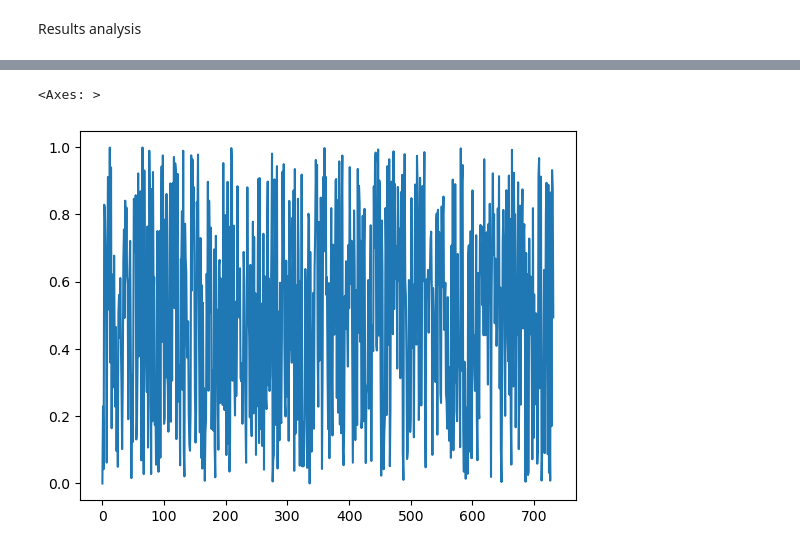
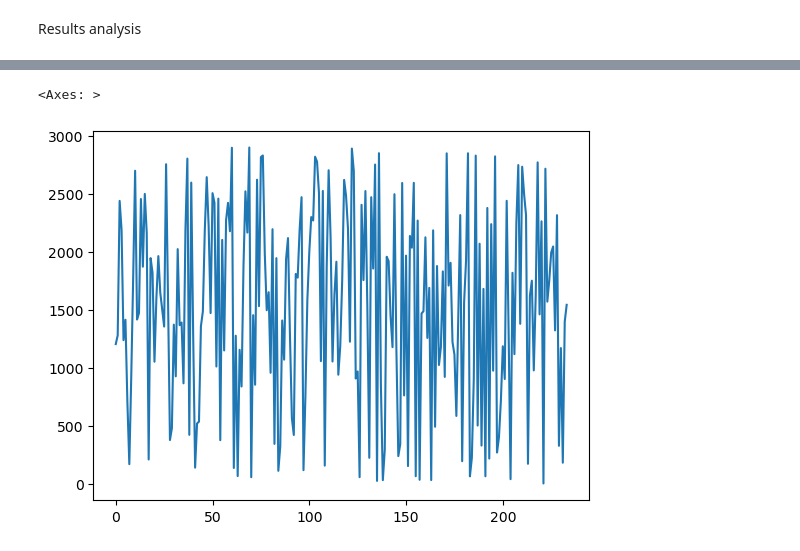
Before and after one commit to KrisCHEN8/PCM_RL-MPC, a Jupyter notebook: results/analysis.ipynb, the cells around one changed output, grey strips where cells are left out. Cells and saved outputs as stored; diff of their text form; code cells hidden in the pictures.

```diff
--- a/results/analysis.ipynb
+++ b/results/analysis.ipynb
@@ -109,18 +148,18 @@ baseline_15T[['e', 'EER']] = total_df.apply(
 baseline_15T.to_pickle('./baseline_15T.pkl')
 # %%
 total_df_hourly = pd.read_pickle(os.path.join(parent_dir, 'data', 'total_df_hourly.pkl'))
-
+hp_1H = hp_system(dt=3600)   # Initialize the HP system
 baseline_1H = pd.DataFrame()
 
 dt = 3600
 
 # Use DataFrame.apply with a lambda that calls solve_rpm_and_eer
 baseline_1H[['e', 'EER']] = total_df_hourly.apply(
-    lambda row: solve_rpm_and_eer(row['load'], dt, row['outdoor_temp'], hp_15T),
+    lambda row: solve_rpm_and_eer(row['load'], dt, row['outdoor_temp'], hp_1H),
     axis=1,
     result_type='expand'
 )
 
-baseline_15T.to_pickle('./baseline_15T.pkl')
+baseline_1H.to_pickle('./baseline_1H.pkl')
 # %% [markdown]
 Results analysis
@@ -144,5 +166,7 @@ display(df_results)
-# %%
-df_results['soc'].plot()
-# %% [output]
-<Axes: >
-[figure, removed]
+# %%
+df_results_1H = pd.read_pickle('./results_1H.pkl')
+df_results_15T = pd.read_pickle('./results_15T.pkl')
+# %%
+# Calculate electricity consumption (e) and EER
+df_results_15T = add_e_and_eer_columns(df_results_15T, hp_15T, load_col='load', T_cond_col='outdoor_temp', rpm_col='rpm')
+df_results_1H = add_e_and_eer_columns(df_results_1H, hp_1H, load_col='load', T_cond_col='outdoor_temp', rpm_col='rpm')
@@ -148,0 +178,5 @@ df_results['soc'].plot()
+# %%
+df_results_1H['rpm'].plot()
+# %% [output]
+<Axes: >
+[figure, added]
```
Also changed, not shown: parts of 7 cells of this notebook, 20 other files.
